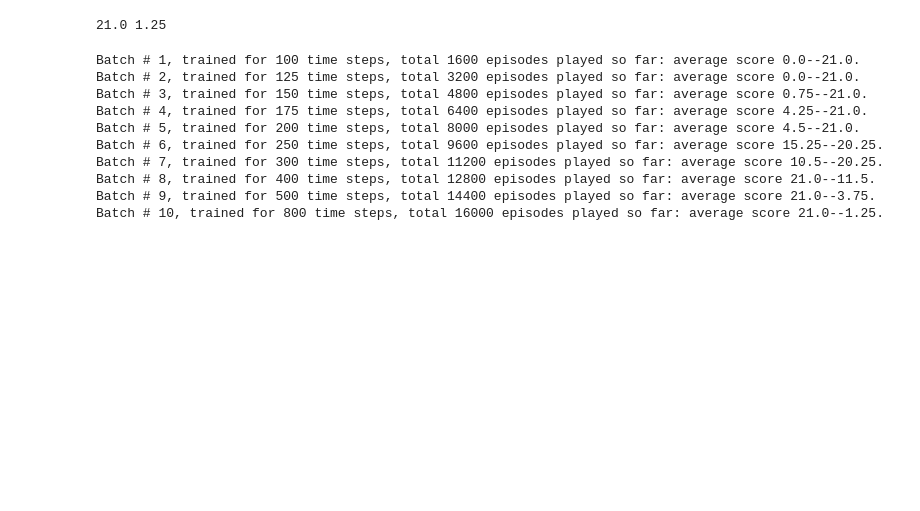
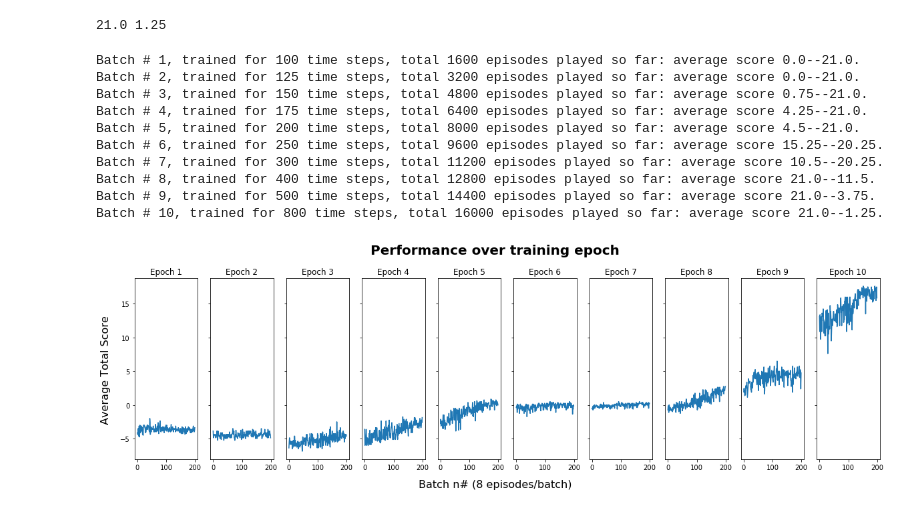
Before and after one commit to andrefmsmith/amsRL_openAIgym, a Jupyter notebook: CodeBlog_PongFromPixels_2.0.ipynb, the cells around one changed output. Drawn from its saved outputs; the diff is of its cells as text; code cells hidden in the pictures; blank space fills up the shorter version.

Commit message:
write-up
plots and gif

```diff
--- a/CodeBlog_PongFromPixels_2.0.ipynb
+++ b/CodeBlog_PongFromPixels_2.0.ipynb
@@ -299,3 +299,14 @@ Batch # 7, trained for 300 time steps, total 11200 episodes played so far: avera
 Batch # 8, trained for 400 time steps, total 12800 episodes played so far: average score 21.0--11.5.
 Batch # 9, trained for 500 time steps, total 14400 episodes played so far: average score 21.0--3.75.
 Batch # 10, trained for 800 time steps, total 16000 episodes played so far: average score 21.0--1.25.
+# %%
+fig, axes = plt.subplots(1,10,sharex=True,sharey=True, figsize=(20,5))
+axes = axes.ravel()
+for i in range(len(axes)):
+    axes[i].plot(scores_epochs[i+7])
+    axes[i].set_title('Epoch {}'.format(i+1));
+fig.text(0.5, 0.01, 'Batch n# (8 episodes/batch)', fontsize=16, ha='center');
+fig.text(0.09, 0.5, 'Average Total Score', fontsize=16, rotation='vertical', va='center');
+plt.suptitle('Performance over training epoch', fontsize=20, fontweight='bold', y=1.02);
+# %% [output]
+[figure, added]
```
Also changed, not shown: parts of 2 cells of this notebook, 2 other files.
